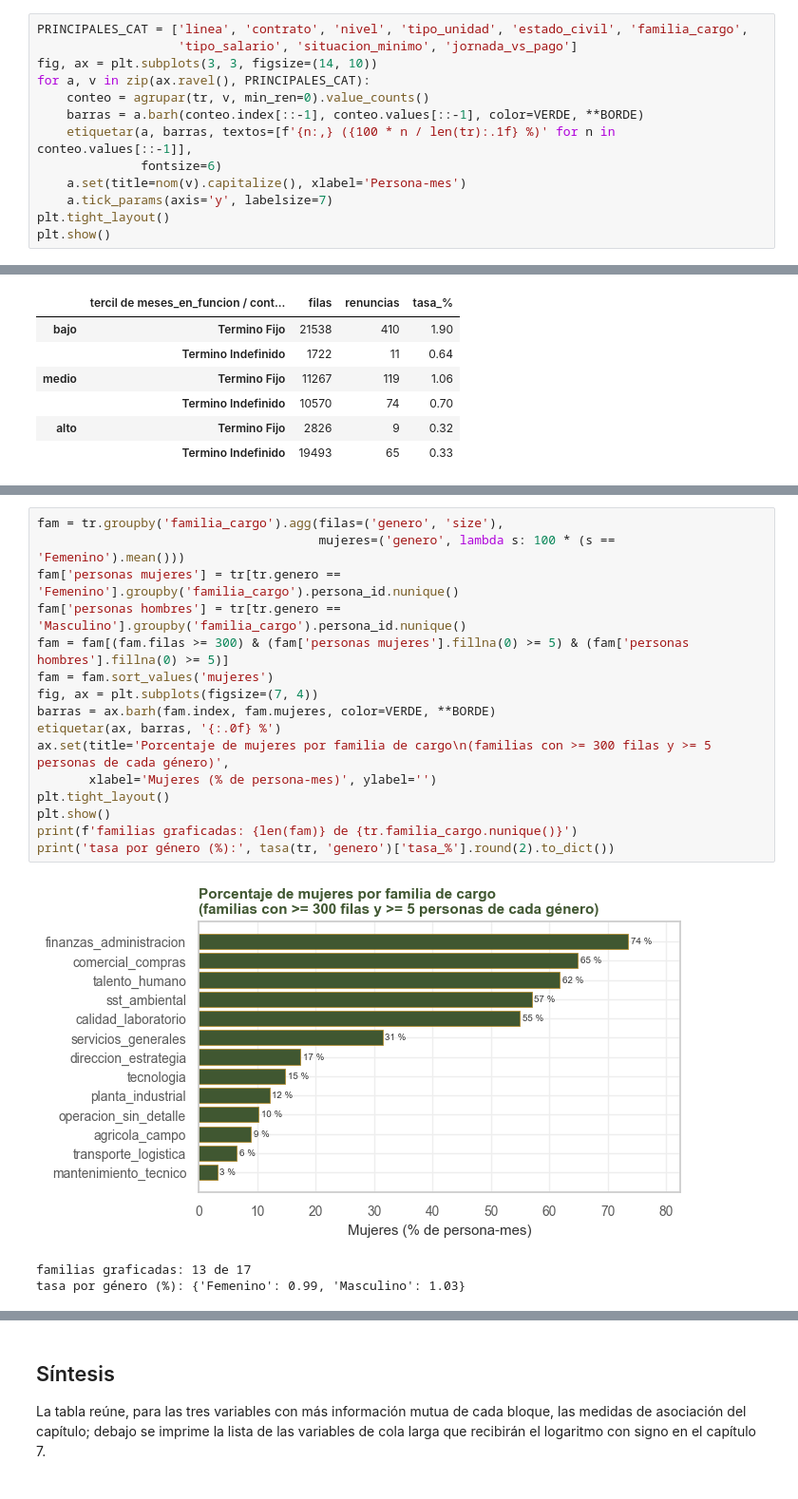
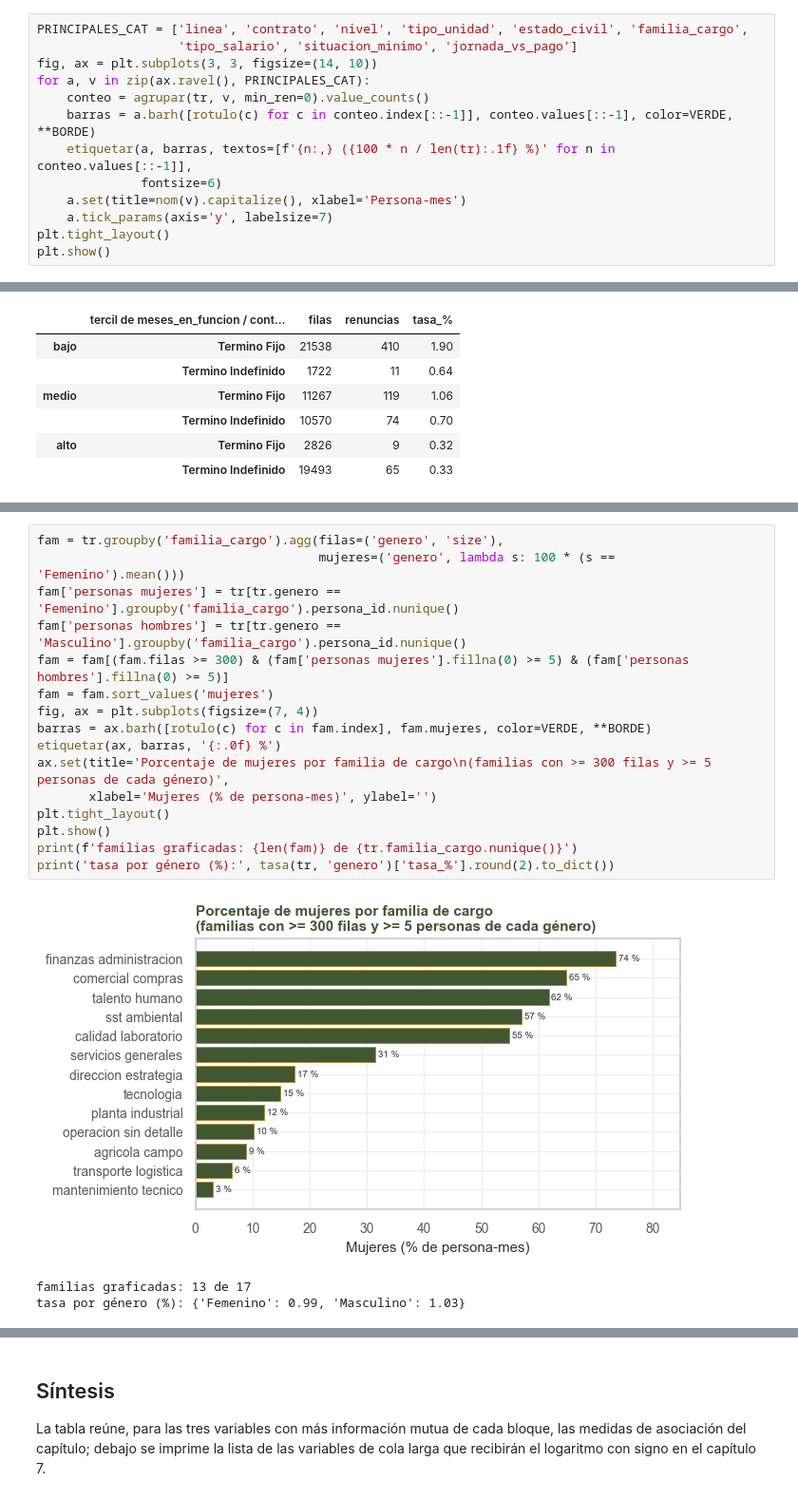
Before and after one commit to ddcarbono/ml-rotacion-personal, a Jupyter notebook: _sources/03_eda_objetivo.ipynb, the cells around one changed output, grey strips where cells are left out. Shown at 95% size. Cells and saved outputs as stored; diff of their text form.

```diff
--- a/_sources/03_eda_objetivo.ipynb
+++ b/_sources/03_eda_objetivo.ipynb
@@ -808,7 +783,7 @@ PRINCIPALES_CAT = ['linea', 'contrato', 'nivel', 'tipo_unidad', 'estado_civil',
 fig, ax = plt.subplots(3, 3, figsize=(14, 10))
 for a, v in zip(ax.ravel(), PRINCIPALES_CAT):
     conteo = agrupar(tr, v, min_ren=0).value_counts()
-    barras = a.barh(conteo.index[::-1], conteo.values[::-1], color=VERDE, **BORDE)
+    barras = a.barh([rotulo(c) for c in conteo.index[::-1]], conteo.values[::-1], color=VERDE, **BORDE)
     etiquetar(a, barras, textos=[f'{n:,} ({100 * n / len(tr):.1f} %)' for n in conteo.values[::-1]],
               fontsize=6)
     a.set(title=nom(v).capitalize(), xlabel='Persona-mes')
@@ -1805,21 +1724,21 @@ el efecto del contrato es sobre todo un efecto de ser nuevo.
 # %%
 fam = tr.groupby('familia_cargo').agg(filas=('genero', 'size'),
                                       mujeres=('genero', lambda s: 100 * (s == 'Femenino').mean()))
 fam['personas mujeres'] = tr[tr.genero == 'Femenino'].groupby('familia_cargo').persona_id.nunique()
 fam['personas hombres'] = tr[tr.genero == 'Masculino'].groupby('familia_cargo').persona_id.nunique()
 fam = fam[(fam.filas >= 300) & (fam['personas mujeres'].fillna(0) >= 5) & (fam['personas hombres'].fillna(0) >= 5)]
 fam = fam.sort_values('mujeres')
 fig, ax = plt.subplots(figsize=(7, 4))
-barras = ax.barh(fam.index, fam.mujeres, color=VERDE, **BORDE)
+barras = ax.barh([rotulo(c) for c in fam.index], fam.mujeres, color=VERDE, **BORDE)
 etiquetar(ax, barras, '{:.0f} %')
 ax.set(title='Porcentaje de mujeres por familia de cargo\n(familias con >= 300 filas y >= 5 personas de cada género)',
        xlabel='Mujeres (% de persona-mes)', ylabel='')
 plt.tight_layout()
 plt.show()
 print(f'familias graficadas: {len(fam)} de {tr.familia_cargo.nunique()}')
 print('tasa por género (%):', tasa(tr, 'genero')['tasa_%'].round(2).to_dict())
 # %% [output]
-[figure, old version]
+[figure, new version]
 familias graficadas: 13 de 17
 tasa por género (%): {'Femenino': 0.99, 'Masculino': 1.03}
 # %% [markdown]
```
Also changed, not shown: parts of 58 cells of this notebook, 51 other files.
